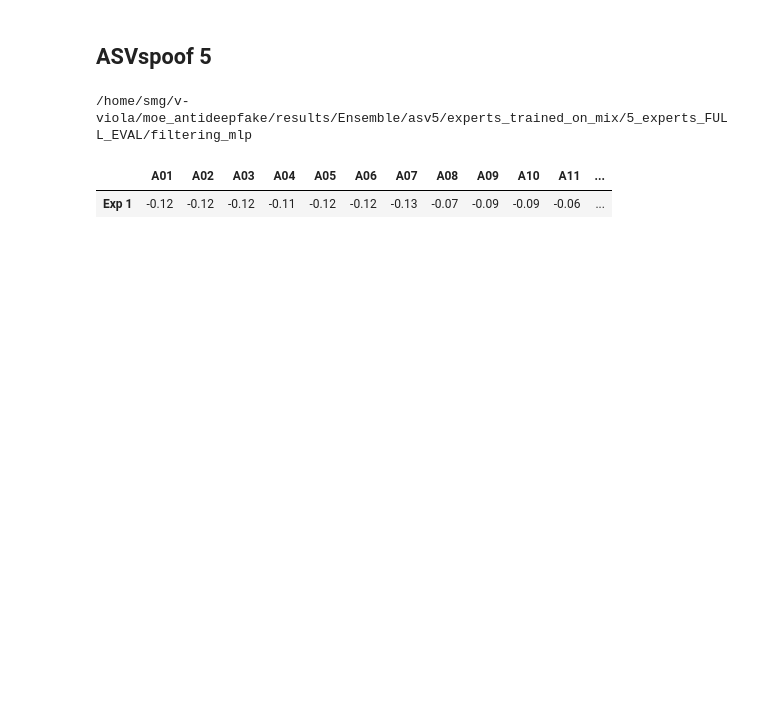
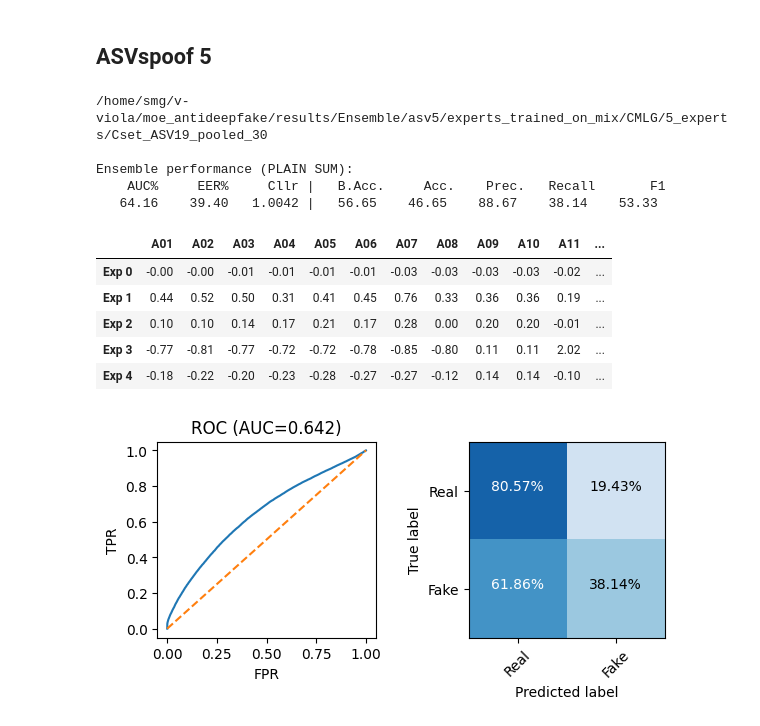
Before and after one commit to nii-yamagishilab/MoE-AntiDeepfake, a Jupyter notebook: notebooks/5a_ensemble_results.ipynb, the cells around one changed output. Saved outputs shown, nothing was run; the diff lists cells and outputs as text; code cells hidden in the pictures; blank space fills up the shorter version.

```diff
--- a/notebooks/5a_ensemble_results.ipynb
+++ b/notebooks/5a_ensemble_results.ipynb
@@ -99,12 +184,7 @@ def analyze_ensemble(all_logLR, labels, threshold=0):
 # %%
-rootpath = "/home/smg/v-viola/moe_antideepfake/results/Ensemble/asv19/experts_trained_on_mix/5_experts_FULL_EVAL"
+rootpath = "/home/smg/v-viola/moe_antideepfake/results/Ensemble/asv19/experts_trained_on_mix/CMLG/5_experts"
 
-#specific_path = 'A01-A03-A04_1000_pooled_real_from_validation'
-#specific_path = 'A01-A03-A04_1000_real_from_validation'
-#specific_path = 'ASVspoof2015_1000'
-#specific_path = 'Pseudofakes_1000'
-specific_path = 'filtering_mlp'
-
+specific_path = 'Cset_ASV19_pooled_30'
 full_path = os.path.join(rootpath, specific_path)
 print(full_path)
 
@@ -112,14 +192,15 @@ labels = np.load(os.path.join(full_path, "labels.npy"))
 logLR_scores = np.load(os.path.join(full_path, "scores_per_expert.npy"))
 attack_ids = np.load(os.path.join(full_path, "attack_ids.npy"))
 
-'''
+#attack_ids = attack_ids[0, :]
+
 # Print ensemble performance metrics & confusion matrix
 print()
 print("Ensemble performance (PLAIN SUM):")
 sum_logLR_scores = np.sum(logLR_scores, axis=0)  # sum expert contributions
 analyze_ensemble(sum_logLR_scores, labels, threshold=0)
 print()
-'''
+
 
 # Compute individual logLR
 unique_attacks = np.unique(attack_ids)
@@ -131,6 +212,6 @@ for attack in unique_attacks:
 
 # Visualize table
 df = pd.DataFrame({a: mean_scores_per_attack[a] for a in unique_attacks})
-df.index = [f"Exp {i+1}" for i in range(logLR_scores.shape[0])]
+df.index = [f"Exp {i}" for i in range(logLR_scores.shape[0])]
 df.round(2)
 # %% [output]
@@ -140,39 +230,47 @@ df.round(2)
 # %% [markdown]
 ## ASVspoof 5
 # %%
-rootpath = "/home/smg/v-viola/moe_antideepfake/results/Ensemble/asv5/experts_trained_on_mix/5_experts_FULL_EVAL"
-#specific_path = 'Cset_ASV19_pooled'
-specific_path = 'filtering_mlp'
+rootpath = "/home/smg/v-viola/moe_antideepfake/results/Ensemble/asv5/experts_trained_on_mix/CMLG/5_experts"
+specific_path = 'Cset_ASV19_pooled_30'
 
 full_path = os.path.join(rootpath, specific_path)
 print(full_path)
 
 labels = np.load(os.path.join(full_path, "labels.npy"))
 logLR_scores = np.load(os.path.join(full_path, "scores_per_expert.npy"))
 attack_ids = np.load(os.path.join(full_path, "attack_ids.npy"))
 
-'''
+
 # Print ensemble performance metrics & confusion matrix
 print()
 print("Ensemble performance (PLAIN SUM):")
 sum_logLR_scores = np.sum(logLR_scores, axis=0)
-analyze_ensemble(sum_logLR_scores, labels, threshold=-0.5)
+analyze_ensemble(sum_logLR_scores, labels, threshold=0)
 print()
-'''
+
 
 # Compute individual logLR
 unique_attacks = np.unique(attack_ids)
 mean_scores_per_attack = {}
 for attack in unique_attacks:
     mask = (attack_ids == attack)
     mask = mask.squeeze()  # (1, Nsamples) -> (Nsamples)
     mean_scores_per_attack[attack] = np.mean(logLR_scores[:, mask], axis=1)
 
 # Visualize table
 df = pd.DataFrame({a: mean_scores_per_attack[a] for a in unique_attacks})
-df.index = [f"Exp {i+1}" for i in range(logLR_scores.shape[0])]
+df.index = [f"Exp {i}" for i in range(logLR_scores.shape[0])]
 df.round(2)
 # %% [output]
-/home/smg/v-viola/moe_antideepfake/results/Ensemble/asv5/experts_trained_on_mix/5_experts_FULL_EVAL/filtering_mlp
+/home/smg/v-viola/moe_antideepfake/results/Ensemble/asv5/experts_trained_on_mix/CMLG/5_experts/Cset_ASV19_pooled_30
+
+Ensemble performance (PLAIN SUM):
+    AUC%     EER%     Cllr |   B.Acc.     Acc.    Prec.   Recall       F1
+   64.16    39.40   1.0042 |   56.65    46.65    88.67    38.14    53.33
 |  | A01 | A02 | A03 | A04 | A05 | A06 | A07 | A08 | A09 | A10 | A11 | ... |
-| Exp 1 | -0.12 | -0.12 | -0.12 | -0.11 | -0.12 | -0.12 | -0.13 | -0.07 | -0.09 | -0.09 | -0.06 | ... |
+| Exp 0 | -0.00 | -0.00 | -0.01 | -0.01 | -0.01 | -0.01 | -0.03 | -0.03 | -0.03 | -0.03 | -0.02 | ... |
+| Exp 1 | 0.44 | 0.52 | 0.50 | 0.31 | 0.41 | 0.45 | 0.76 | 0.33 | 0.36 | 0.36 | 0.19 | ... |
+| Exp 2 | 0.10 | 0.10 | 0.14 | 0.17 | 0.21 | 0.17 | 0.28 | 0.00 | 0.20 | 0.20 | -0.01 | ... |
+| Exp 3 | -0.77 | -0.81 | -0.77 | -0.72 | -0.72 | -0.78 | -0.85 | -0.80 | 0.11 | 0.11 | 2.02 | ... |
+| Exp 4 | -0.18 | -0.22 | -0.20 | -0.23 | -0.28 | -0.27 | -0.27 | -0.12 | 0.14 | 0.14 | -0.10 | ... |
+[figure, added]
```
Also changed, not shown: parts of 11 cells of this notebook, 9 other files.
